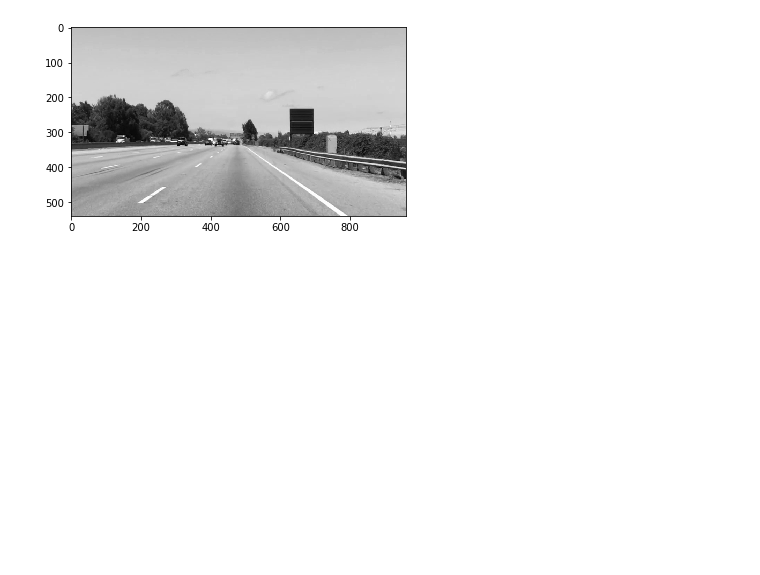
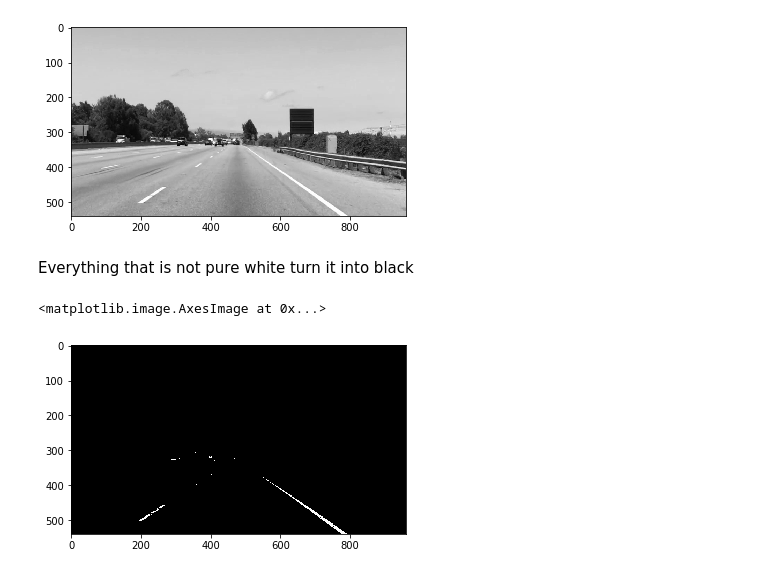
Before and after one commit to mpruna/Deep_Learning_And_Computer_Vision, a Jupyter notebook: Computer_Vision_Basics/mask_white_pixels_in_a_gray_scale.ipynb, the cells around one changed output. Drawn from its saved outputs; the diff is of its cells as text; code cells hidden in the pictures; blank space fills up the shorter version.

```diff
--- a/Computer_Vision_Basics/mask_white_pixels_in_a_gray_scale.ipynb
+++ b/Computer_Vision_Basics/mask_white_pixels_in_a_gray_scale.ipynb
@@ -25,0 +24,9 @@ image_copy[(image_cpoy[:,;])]
+# %% [markdown]
+Everything that is not pure white turn it into black
+# %%
+image_copy[(image_copy[:,:])<250]=0
+# %%
+plt.imshow(image_copy, cmap="gray")
+# %% [output]
+<matplotlib.image.AxesImage at 0x...>
+[figure, added]
```
Also changed, not shown: parts of 1 cell of this notebook, 1 other file.
